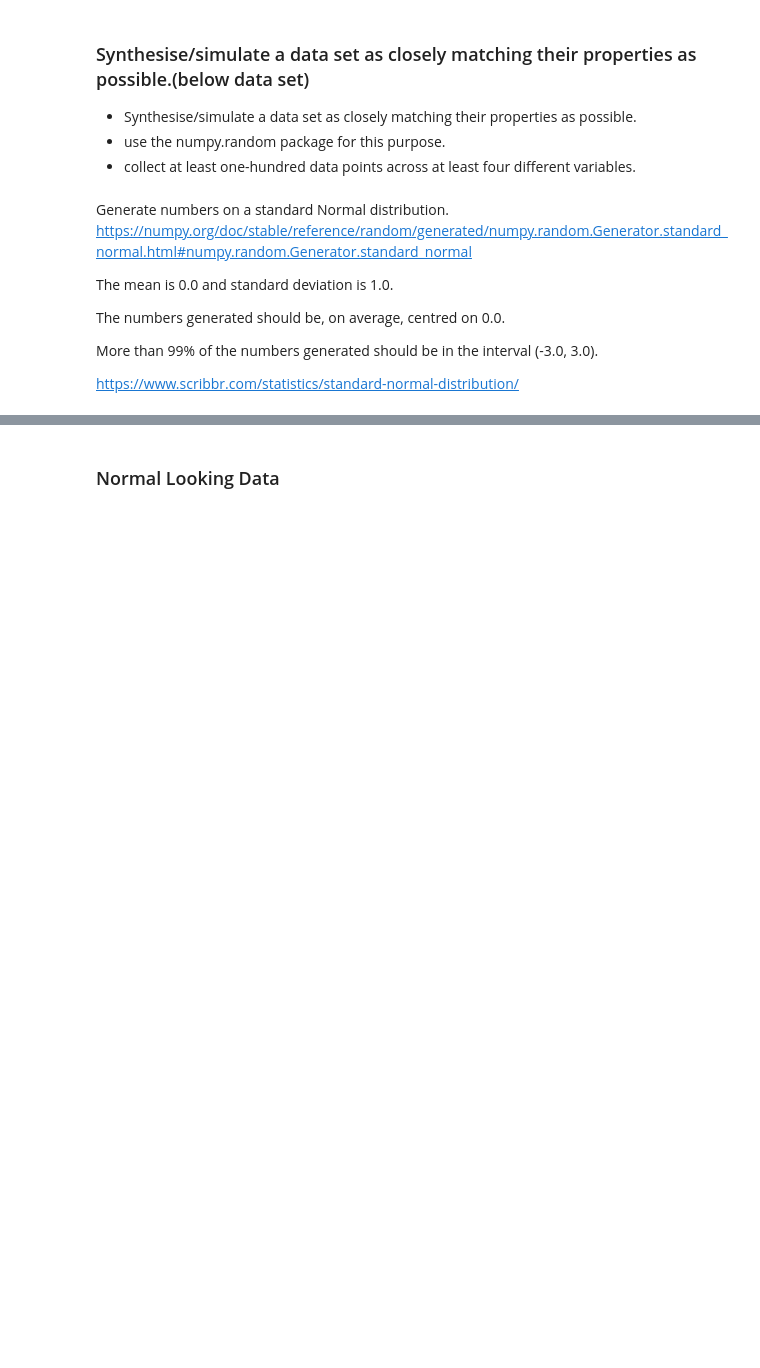
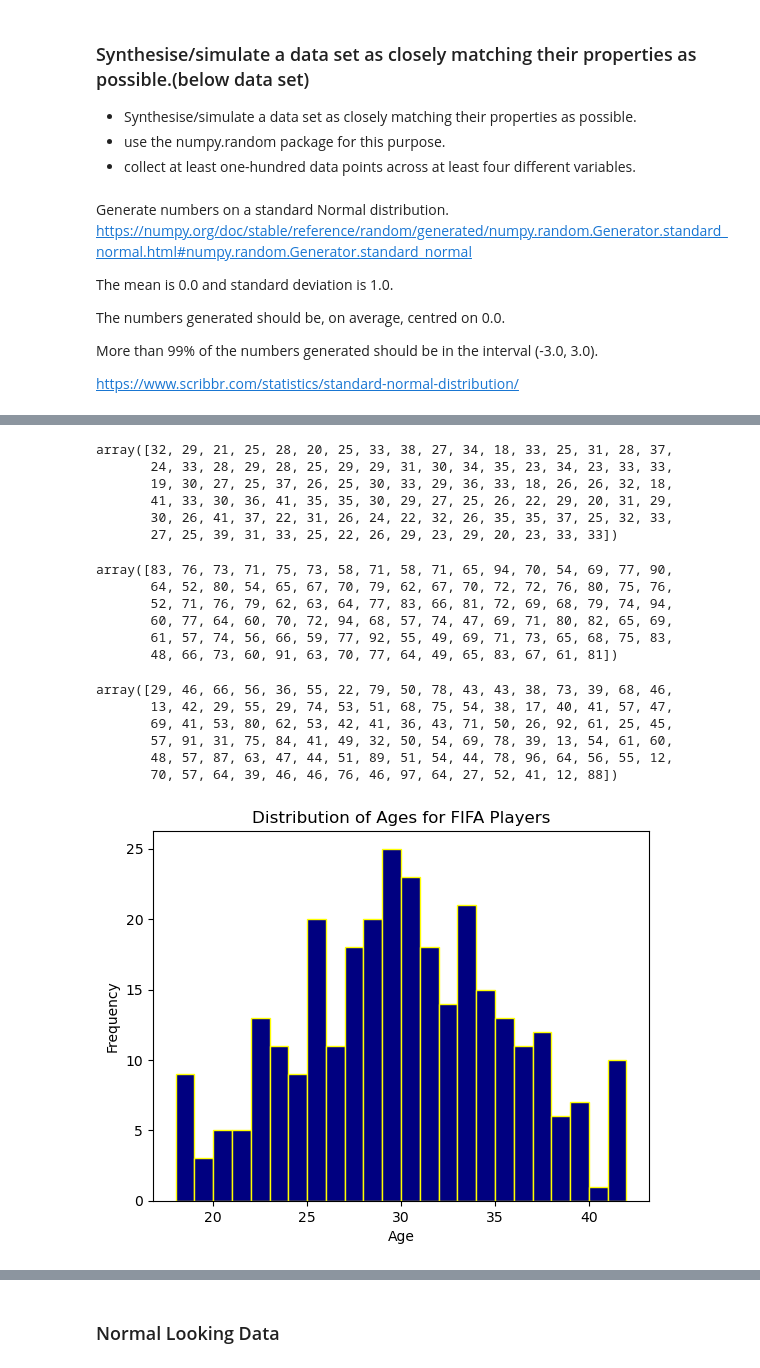
Before and after one commit to conortierney/Prog_for_DA_Assignment, a Jupyter notebook: Prog_for_DA_Assignment.ipynb, the cells around one changed output, grey strips where cells are left out. Cells and saved outputs as stored; diff of their text form; code cells hidden in the pictures; blank space fills up the shorter version.

Commit message:
Plot Histograms

```diff
--- a/Prog_for_DA_Assignment.ipynb
+++ b/Prog_for_DA_Assignment.ipynb
@@ -114,0 +78,65 @@ plt.show()
+# %%
+# Define mean and standard deviation for a normal distribution.
+mean_age = (min_age + max_age) / 2
+std_dev_age = (max_age - min_age) / 4
+
+mean_rating = (min_rating + max_rating) / 2
+std_dev_rating = (max_rating - min_rating) / 4
+
+mean_acc = (min_acc + max_acc) / 2
+std_dev_acc = (max_acc - min_acc) / 4
+
+# Values to follow a normal distribution.
+AGE_rand = np.random.normal(loc=mean_age, scale=std_dev_age, size=size)
+rating_rand = np.random.normal(loc=mean_rating, scale=std_dev_rating, size=size)
+ACCEL_rand = np.random.normal(loc=mean_acc, scale=std_dev_acc, size=size)
+
+# Ensure my variable outputs are integers.
+AGE = np.round(AGE_rand).astype(int)
+rating = np.round(rating_rand).astype(int)
+ACCEL = np.round(ACCEL_rand).astype(int)
+
+# Output the variables within the specified range.
+AGE = np.clip(AGE, min_age, max_age)
+rating = np.clip(rating, min_rating, max_rating)
+ACCEL = np.clip(ACCEL, min_acc, max_acc)
+# %%
+# Show first 100 array for AGE.
+AGE[:100]
+# %% [output]
+array([32, 29, 21, 25, 28, 20, 25, 33, 38, 27, 34, 18, 33, 25, 31, 28, 37,
+       24, 33, 28, 29, 28, 25, 29, 29, 31, 30, 34, 35, 23, 34, 23, 33, 33,
+       19, 30, 27, 25, 37, 26, 25, 30, 33, 29, 36, 33, 18, 26, 26, 32, 18,
+       41, 33, 30, 36, 41, 35, 35, 30, 29, 27, 25, 26, 22, 29, 20, 31, 29,
+       30, 26, 41, 37, 22, 31, 26, 24, 22, 32, 26, 35, 35, 37, 25, 32, 33,
+       27, 25, 39, 31, 33, 25, 22, 26, 29, 23, 29, 20, 23, 33, 33])
+# %%
+# Show first 100 array for Overall Rating.
+rating[:100]
+# %% [output]
+array([83, 76, 73, 71, 75, 73, 58, 71, 58, 71, 65, 94, 70, 54, 69, 77, 90,
+       64, 52, 80, 54, 65, 67, 70, 79, 62, 67, 70, 72, 72, 76, 80, 75, 76,
+       52, 71, 76, 79, 62, 63, 64, 77, 83, 66, 81, 72, 69, 68, 79, 74, 94,
+       60, 77, 64, 60, 70, 72, 94, 68, 57, 74, 47, 69, 71, 80, 82, 65, 69,
+       61, 57, 74, 56, 66, 59, 77, 92, 55, 49, 69, 71, 73, 65, 68, 75, 83,
+       48, 66, 73, 60, 91, 63, 70, 77, 64, 49, 65, 83, 67, 61, 81])
+# %%
+# Show first 100 array for Acceleration.
+ACCEL[:100]
+# %% [output]
+array([29, 46, 66, 56, 36, 55, 22, 79, 50, 78, 43, 43, 38, 73, 39, 68, 46,
+       13, 42, 29, 55, 29, 74, 53, 51, 68, 75, 54, 38, 17, 40, 41, 57, 47,
+       69, 41, 53, 80, 62, 53, 42, 41, 36, 43, 71, 50, 26, 92, 61, 25, 45,
+       57, 91, 31, 75, 84, 41, 49, 32, 50, 54, 69, 78, 39, 13, 54, 61, 60,
+       48, 57, 87, 63, 47, 44, 51, 89, 51, 54, 44, 78, 96, 64, 56, 55, 12,
+       70, 57, 64, 39, 46, 46, 76, 46, 97, 64, 27, 52, 41, 12, 88])
+# %%
+# Plot the AGE histogram.
+
+plt.hist(AGE, bins=range(min_age, max_age + 2), color='navy', edgecolor='yellow')
+plt.xlabel('Age')
+plt.ylabel('Frequency')
+plt.title('Distribution of Ages for FIFA Players')
+plt.show()
+# %% [output]
+[figure, added]
```
Also changed, not shown: parts of 24 cells of this notebook.
